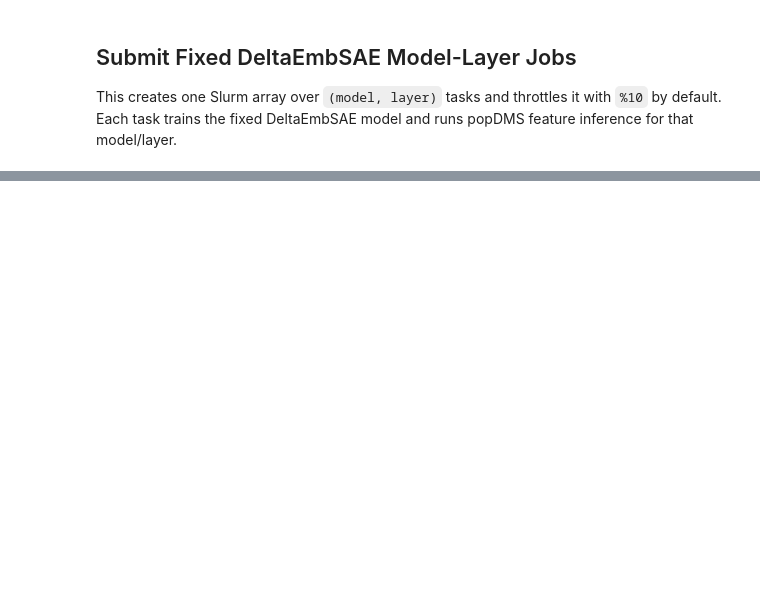
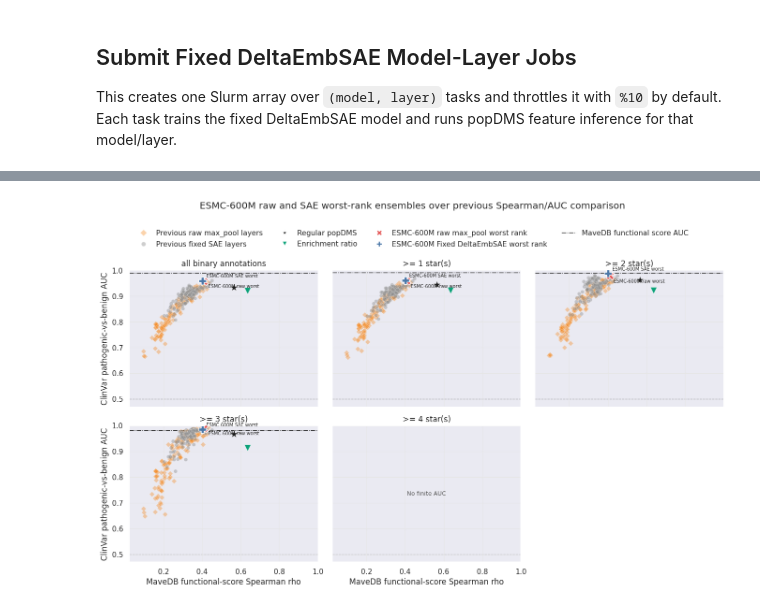
Before and after one commit to dylanwells37/esmDMS, a Jupyter notebook: real_data_brca1_plm_layer_sae.ipynb, the cells around one changed output, grey strips where cells are left out. Drawn from its saved outputs; the diff is of its cells as text; code cells hidden in the pictures; blank space fills up the shorter version.

```diff
--- a/real_data_brca1_plm_layer_sae.ipynb
+++ b/real_data_brca1_plm_layer_sae.ipynb
@@ -1565,0 +2837,83 @@ if not spearman_auc_df.empty:
+# %%
+ESMC_600M_WORST_RAW_SAE_RANK_TABLE_PATH = TABLE_DIR / "BRCA1_plm_layer_esmc_600m_worst_raw_sae_rank_metrics_by_review_stars.csv"
+ESMC_600M_WORST_RAW_SAE_RANK_FIGURE_PATH = FIGURE_DIR / "BRCA1_plm_layer_esmc_600m_worst_raw_sae_rank_with_previous_spearman_auc_by_review_stars.png"
+ESMC_600M_WORST_RAW_SAE_RANK_FITNESS_DIR = TABLE_DIR / "best_worst_rank_ensemble_fitness"
+ESMC_600M_WORST_RAW_SAE_RANK_FITNESS_DIR.mkdir(parents=True, exist_ok=True)
+
+required_esmc_600m_worst_raw_sae_helpers = [
+    "_load_ensemble_metrics_table",
+    "_ensemble_source_rows",
+    "_best_worst_rank_fitness_dataframe",
+    "_ensemble_metrics_by_review_stars",
+    "_plot_ensemble_with_previous",
+    "_load_previous_metrics_for_combined_ensemble_plot",
+]
+missing_esmc_600m_worst_raw_sae_helpers = [name for name in required_esmc_600m_worst_raw_sae_helpers if name not in globals()]
+if missing_esmc_600m_worst_raw_sae_helpers:
+    raise RuntimeError(
+        "Run the average-rank, combined-with-previous, and best/worst rank cells above before this cell. "
+        f"Missing helper(s): {', '.join(missing_esmc_600m_worst_raw_sae_helpers)}"
+    )
+
+esmc_600m_worst_raw_sae_source_metrics_df = _load_ensemble_metrics_table()
+esmc_600m_worst_raw_sae_specs = []
+for method_label, short_label, benchmark, method, filename_stem in [
+    ("ESMC-600M raw max_pool worst rank", "ESMC-600M raw worst", "Raw embeddings", "raw ESM", "esmc_600m_raw_max_pool_worst_rank"),
+    ("ESMC-600M Fixed DeltaEmbSAE worst rank", "ESMC-600M SAE worst", "Fixed DeltaEmbSAE", "DeltaEmbSAE", "esmc_600m_fixed_deltaembsae_worst_rank"),
+]:
+    source_rows = _ensemble_source_rows(
+        esmc_600m_worst_raw_sae_source_metrics_df,
+        benchmark=benchmark,
+        method=method,
+        embedding_type=EMBEDDING_TYPE,
+    )
+    source_rows = source_rows[source_rows["model_short"].eq("ESMC-600M")].copy()
+    fitness_df, n_components = _best_worst_rank_fitness_dataframe(source_rows, rank_mode="worst_rank")
+    fitness_path = ESMC_600M_WORST_RAW_SAE_RANK_FITNESS_DIR / f"{filename_stem}_fitness.csv"
+    fitness_df.to_csv(fitness_path, index=False)
+    esmc_600m_worst_raw_sae_specs.append({
+        "method_label": method_label,
+        "short_label": short_label,
+        "benchmark": benchmark,
+        "method": method,
+        "embedding_type": EMBEDDING_TYPE,
+        "aggregation": "worst_rank",
+        "model_filter": "ESMC-600M non-layer-0 model/layers",
+        "n_component_model_layers": n_components,
+        "fitness_df": fitness_df,
+        "fitness_path": fitness_path,
+    })
+
+esmc_600m_worst_raw_sae_rank_metrics_by_review_stars_df = _ensemble_metrics_by_review_stars(esmc_600m_worst_raw_sae_specs)
+esmc_600m_worst_raw_sae_rank_metrics_by_review_stars_df.to_csv(ESMC_600M_WORST_RAW_SAE_RANK_TABLE_PATH, index=False)
+
+esmc_600m_worst_raw_sae_marker_specs = {
+    "ESMC-600M raw max_pool worst rank": {"marker": "X", "size": 145, "color": "#e45756", "offset": (6, -10)},
+    "ESMC-600M Fixed DeltaEmbSAE worst rank": {"marker": "P", "size": 145, "color": "#4c78a8", "offset": (6, 5)},
+}
+previous_metrics_for_esmc_600m_worst_raw_sae_df = (
+    previous_metrics_for_combined_ensemble_plot_df.copy()
+    if "previous_metrics_for_combined_ensemble_plot_df" in globals()
+    else _load_previous_metrics_for_combined_ensemble_plot()
+)
+esmc_600m_worst_raw_sae_fig = _plot_ensemble_with_previous(
+    previous_metrics_for_esmc_600m_worst_raw_sae_df,
+    esmc_600m_worst_raw_sae_rank_metrics_by_review_stars_df,
+    ESMC_600M_WORST_RAW_SAE_RANK_FIGURE_PATH,
+    "ESMC-600M raw and SAE worst-rank ensembles over previous Spearman/AUC comparison",
+    esmc_600m_worst_raw_sae_marker_specs,
+)
+if esmc_600m_worst_raw_sae_fig is not None:
+    plt.show()
+
+display(
+    esmc_600m_worst_raw_sae_rank_metrics_by_review_stars_df[
+        ["review_filter", "method_label", "model_filter", "n_component_model_layers", "spearman_rho", "auc", "functional_score_auc", "n_variants"]
+    ].assign(
+        spearman_rho=lambda df: pd.to_numeric(df["spearman_rho"], errors="coerce").round(3),
+        auc=lambda df: pd.to_numeric(df["auc"], errors="coerce").round(3),
+        functional_score_auc=lambda df: pd.to_numeric(df["functional_score_auc"], errors="coerce").round(3),
+    )
+)
+# %% [output]
+[figure, added]
```
Also changed, not shown: parts of 35 cells of this notebook, 4 other files.
